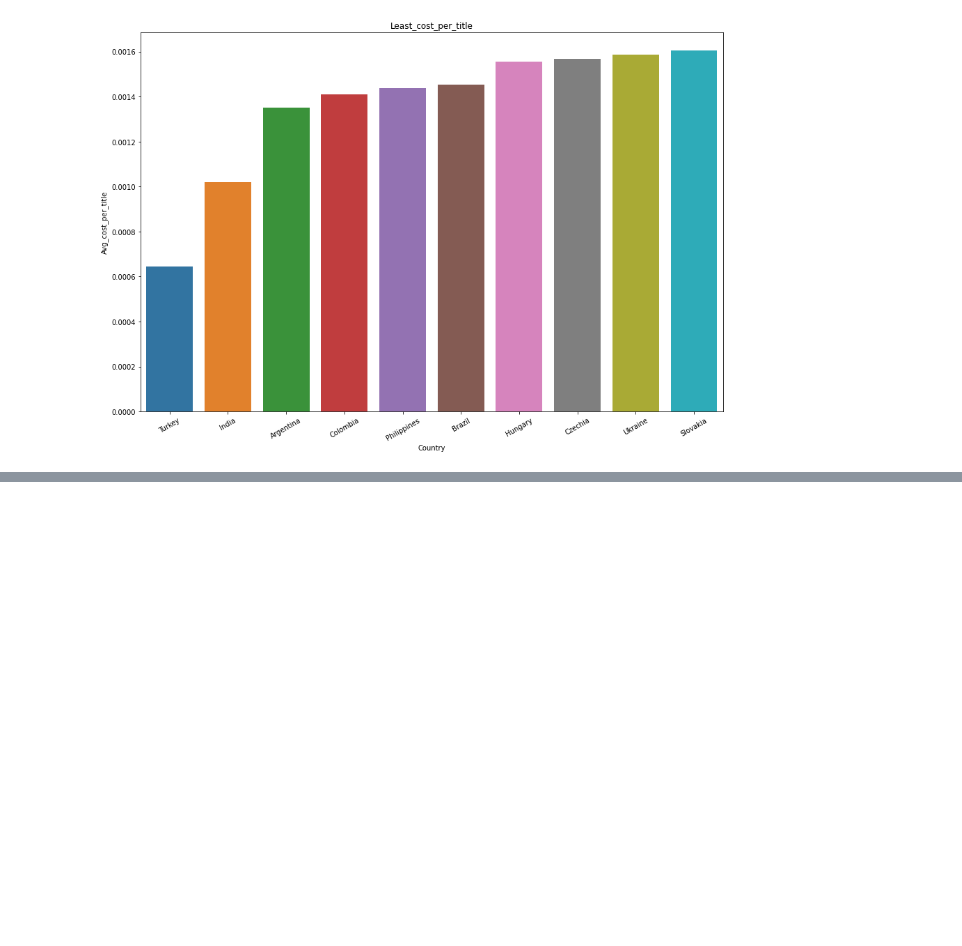
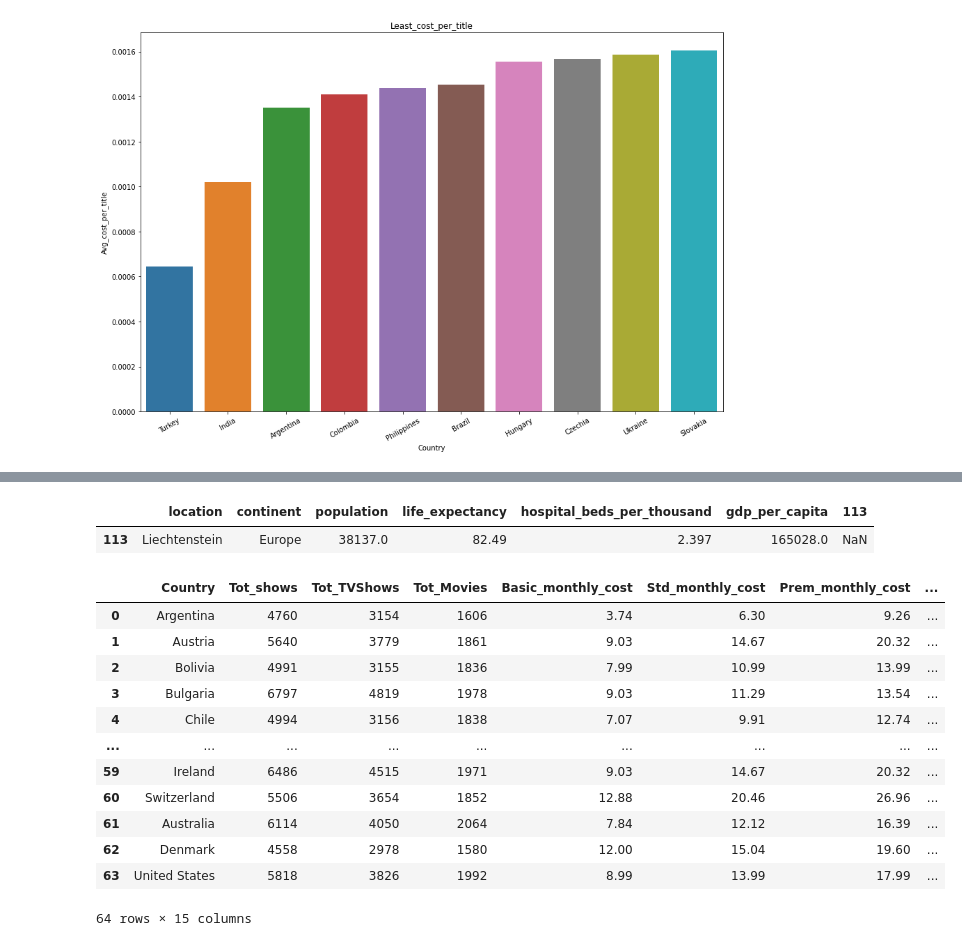
Before and after one commit to magicWiss/Netflix-Price-Analytics, a Jupyter notebook: Analytics/data_anal.ipynb, the cells around one changed output, grey strips where cells are left out. Saved outputs shown, nothing was run; the diff lists cells and outputs as text; code cells hidden in the pictures; blank space fills up the shorter version.

```diff
--- a/Analytics/data_anal.ipynb
+++ b/Analytics/data_anal.ipynb
@@ -271,0 +307,26 @@ plt.bar(nfx_price_per_cou_df.Country,nfx_price_per_cou_df.Avg_cost_per_title)
+# %%
+
+countries_df.loc[countries_df['location'] == 'Liechtenstein', ['gdp_per_capita']] = 165028
+countries_df[countries_df.location=='Liechtenstein']
+# %% [output]
+|  | location | continent | population | life_expectancy | hospital_beds_per_thousand | gdp_per_capita | 113 |
+| 113 | Liechtenstein | Europe | 38137.0 | 82.49 | 2.397 | 165028.0 | NaN |
+# %%
+#merging the countries gdp dataframe with the netflix analysis
+countries_gdp=countries_gdp.rename(columns={"location":"Country"})
+nfx_price_per_cou_df=nfx_price_per_cou_df.merge(countries_gdp,on="Country")
+nfx_price_per_cou_df
+# %% [output]
+|  | Country | Tot_shows | Tot_TVShows | Tot_Movies | Basic_monthly_cost | Std_monthly_cost | Prem_monthly_cost | ... |
+| 0 | Argentina | 4760 | 3154 | 1606 | 3.74 | 6.30 | 9.26 | ... |
+| 1 | Austria | 5640 | 3779 | 1861 | 9.03 | 14.67 | 20.32 | ... |
+| 2 | Bolivia | 4991 | 3155 | 1836 | 7.99 | 10.99 | 13.99 | ... |
+| 3 | Bulgaria | 6797 | 4819 | 1978 | 9.03 | 11.29 | 13.54 | ... |
+| 4 | Chile | 4994 | 3156 | 1838 | 7.07 | 9.91 | 12.74 | ... |
+| ... | ... | ... | ... | ... | ... | ... | ... | ... |
+| 59 | Ireland | 6486 | 4515 | 1971 | 9.03 | 14.67 | 20.32 | ... |
+| 60 | Switzerland | 5506 | 3654 | 1852 | 12.88 | 20.46 | 26.96 | ... |
+| 61 | Australia | 6114 | 4050 | 2064 | 7.84 | 12.12 | 16.39 | ... |
+| 62 | Denmark | 4558 | 2978 | 1580 | 12.00 | 15.04 | 19.60 | ... |
+| 63 | United States | 5818 | 3826 | 1992 | 8.99 | 13.99 | 17.99 | ... |
+64 rows × 15 columns
```
Also changed, not shown: parts of 20 cells of this notebook, 1 other file.
